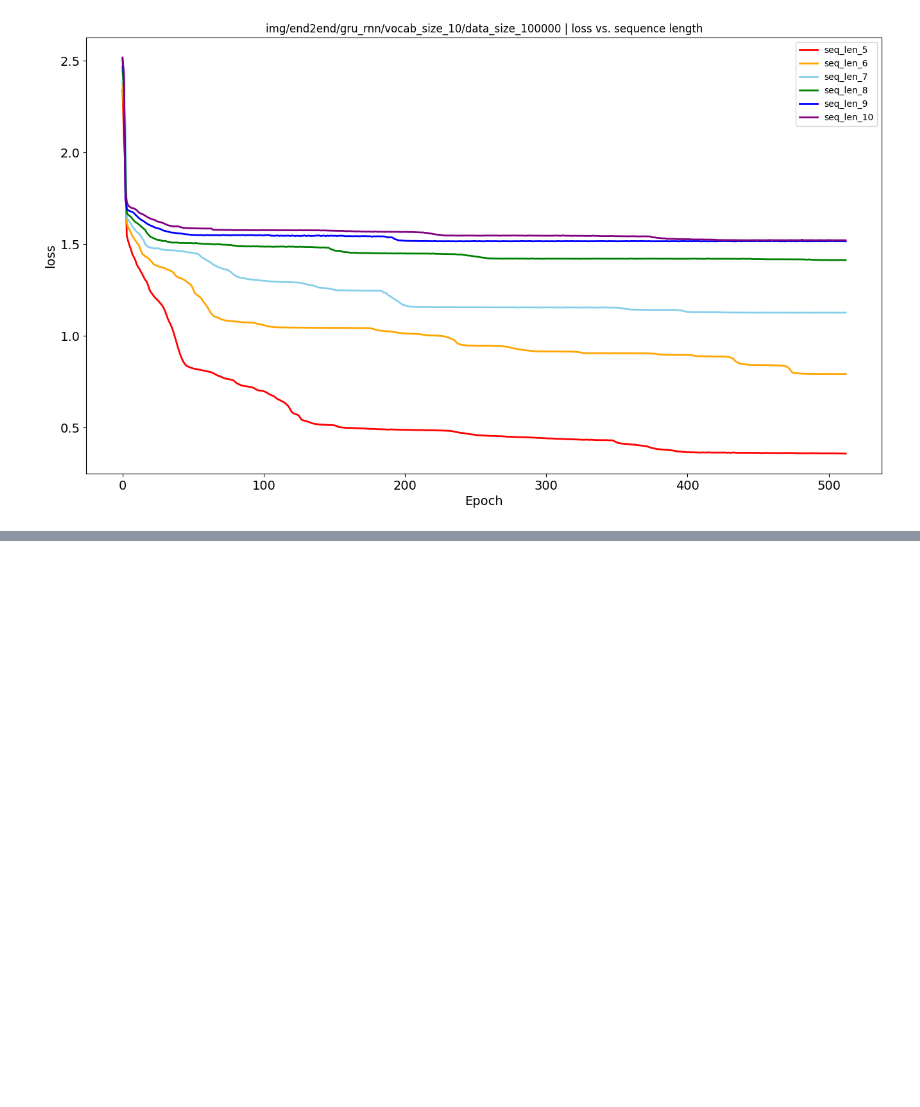
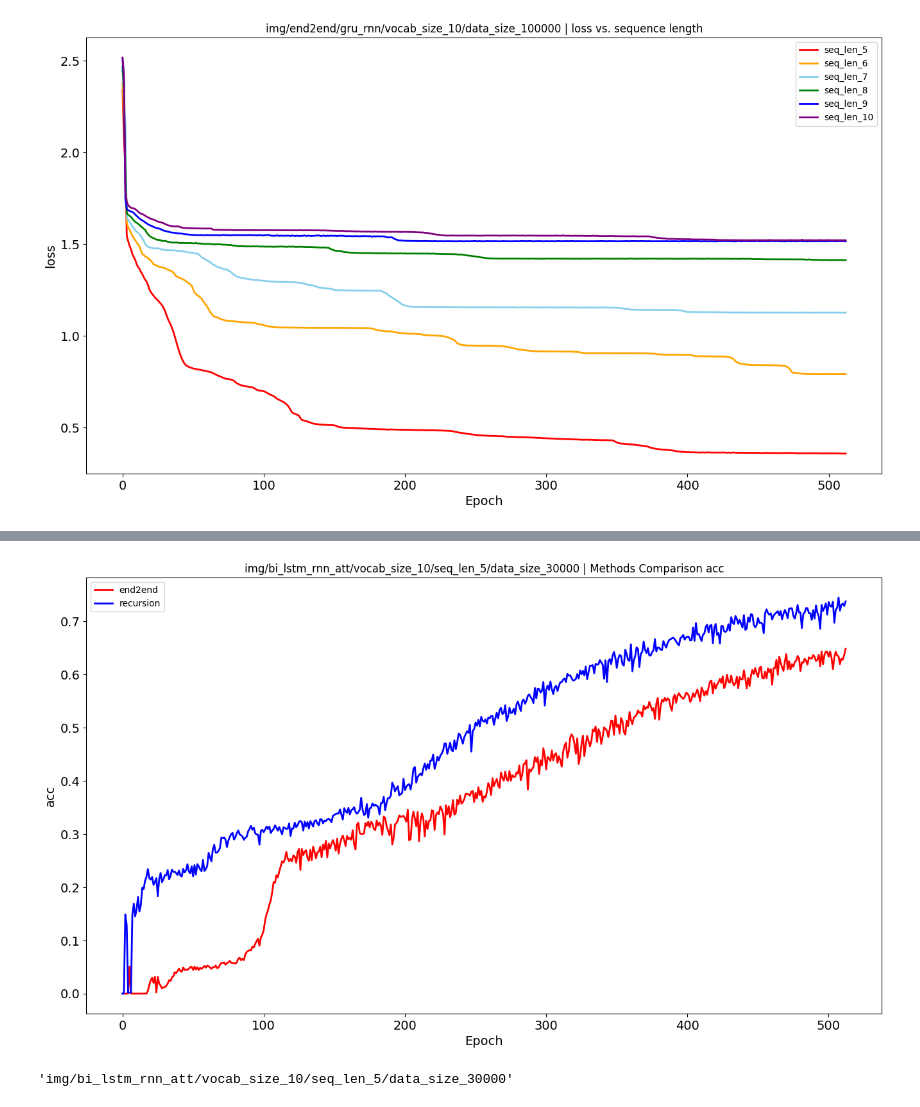
Before and after one commit to ShiningLab/Recurrent-Text-Editing, a Jupyter notebook: result/evaluation_plot.ipynb, the cells around one changed output, grey strips where cells are left out. Cells and saved outputs as stored; diff of their text form; code cells hidden in the pictures; blank space fills up the shorter version.

```diff
--- a/result/evaluation_plot.ipynb
+++ b/result/evaluation_plot.ipynb
@@ -101,0 +84,7 @@ show_plot(
+# %%
+# parameters
+methods = ['end2end', 'recursion']
+model_name = 'bi_lstm_rnn_att'
+vocab_size = 10
+seq_len = 5
+data_size = 30000
@@ -101,0 +100,43 @@ show_plot(
+# %%
+# read data
+raw_data_dict = {}
+for m in methods:
+    file_path = LOG_PATH.format(m)
+    raw_data_dict[file_path] = load_txt(file_path)
+# %%
+# extract info from log
+data_dict = {k: parse_log(v) for k, v in raw_data_dict.items()}
+# %%
+criteria = 'acc'
+criteria_dict = {}
+for m in methods:
+    label = m
+    key = LOG_PATH.format(m)
+    criteria_list = [data[criteria] for data in data_dict[key]]
+    criteria_dict[label] = criteria_list
+# %%
+colors = ['red', 'blue']
+save_path = os.path.join(
+    'img',
+    model_name,
+    'vocab_size_{}'.format(vocab_size),
+    'seq_len_{}'.format(seq_len),
+    'data_size_{}'.format(data_size))
+
+if not os.path.exists(save_path): os.makedirs(save_path)
+
+title = 'Methods Comparison {}'.format(criteria)
+
+show_plot(
+    data_dict=criteria_dict,
+    colors=colors,
+    title=title,
+    xlabel='Epoch',
+    ylabel=criteria,
+    save_path=save_path)
+# %% [output]
+[figure, added]
+# %%
+save_path
+# %% [output]
+'img/bi_lstm_rnn_att/vocab_size_10/seq_len_5/data_size_30000'
```
Also changed, not shown: parts of 4 cells of this notebook, 36 other files.
